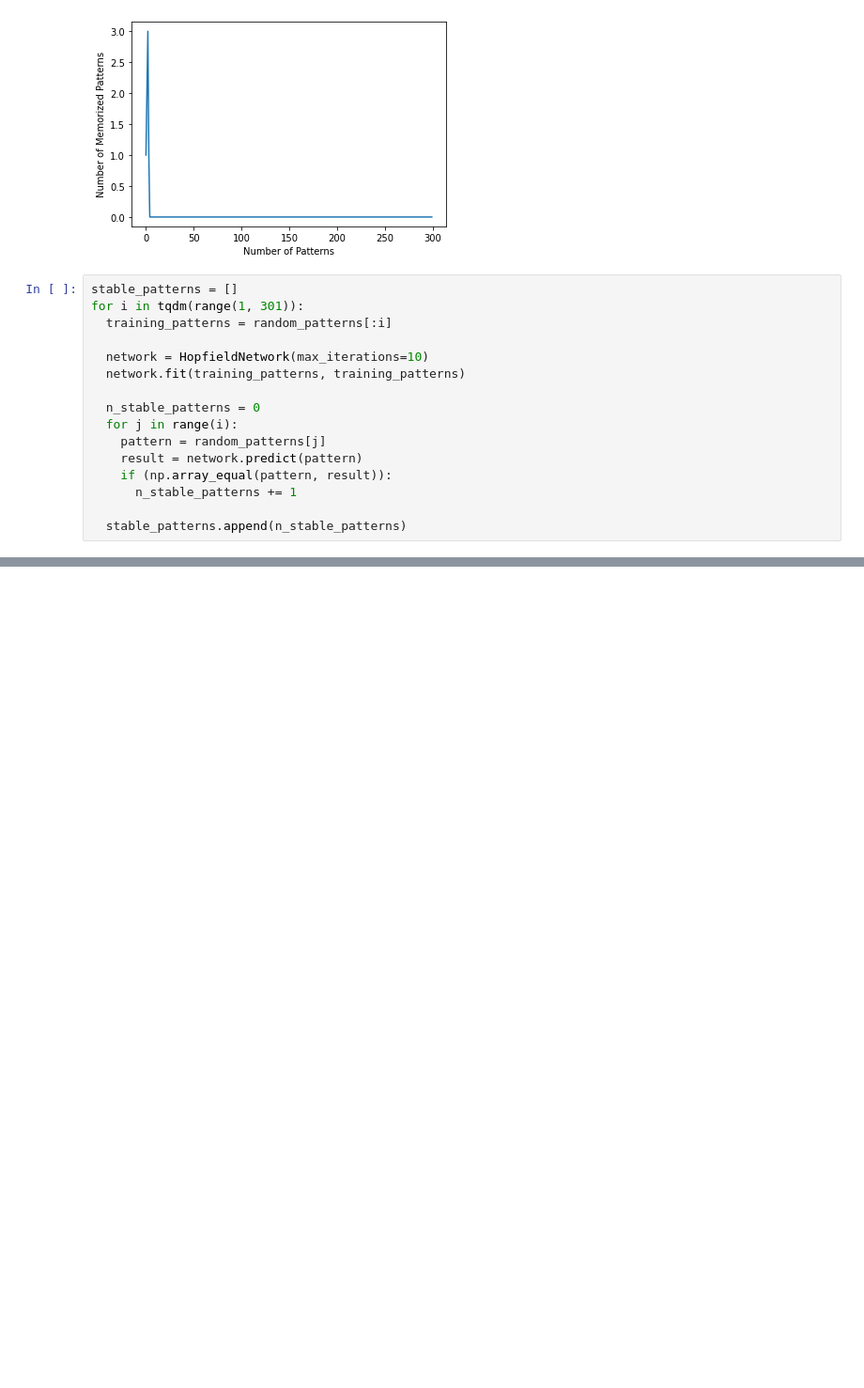
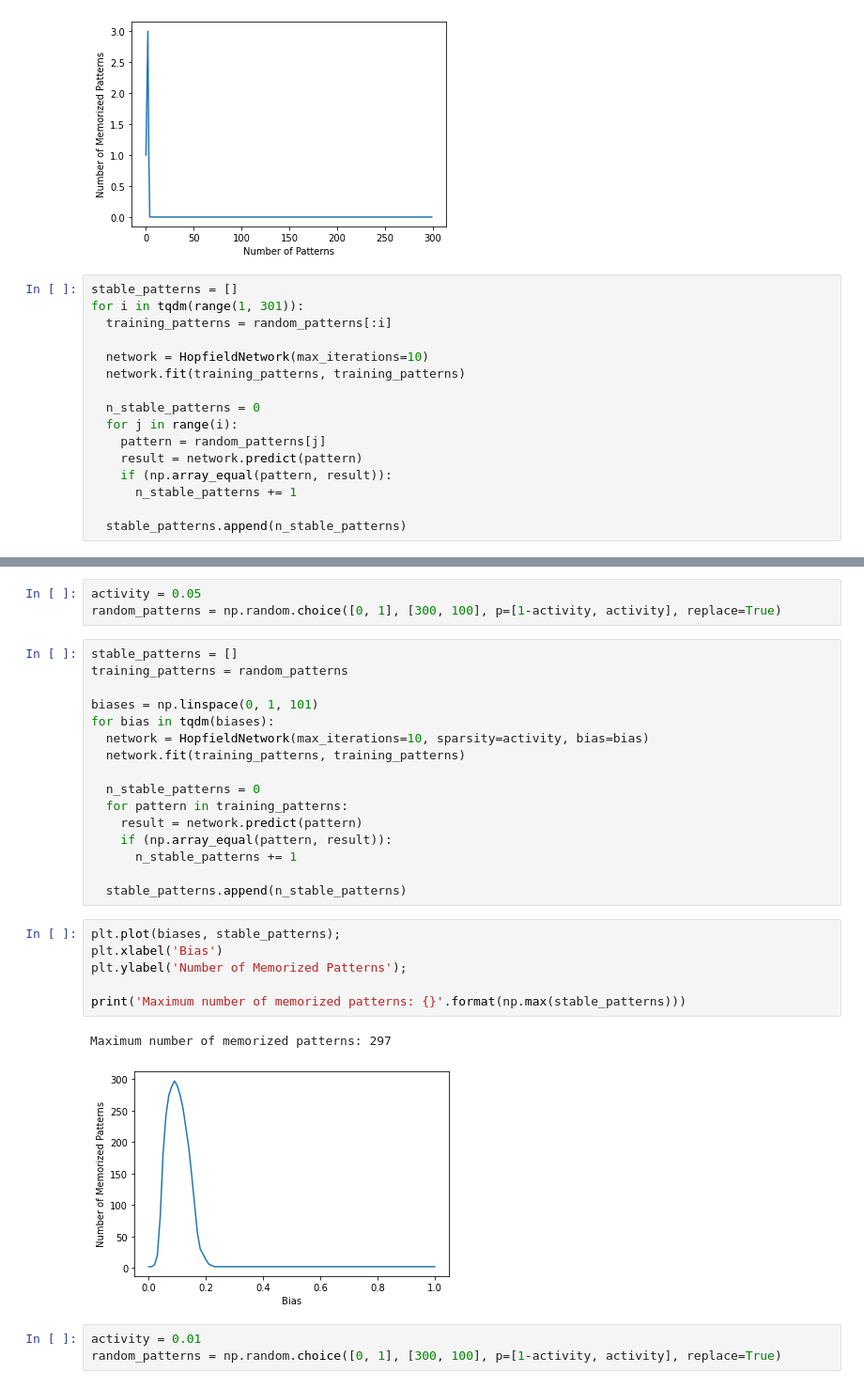
Before and after one commit to Alexdruso/DD2437-ANNDA-Colasanti-Sanvito-Stuart, a Jupyter notebook: lab3/assignment 3.1-3.3.ipynb, the cells around one changed output, grey strips where cells are left out. Shown: that part at 94% size. Saved outputs shown, nothing was run; the diff lists cells and outputs as text; blank space fills up the shorter version.

```diff
--- a/lab3/assignment 3.1-3.3.ipynb
+++ b/lab3/assignment 3.1-3.3.ipynb
@@ -1100,0 +1143,31 @@ print('Maximum number of memorized patterns: {}'.format(np.max(stable_patterns))
+# %%
+activity = 0.05
+random_patterns = np.random.choice([0, 1], [300, 100], p=[1-activity, activity], replace=True)
+# %%
+stable_patterns = []
+training_patterns = random_patterns
+
+biases = np.linspace(0, 1, 101)
+for bias in tqdm(biases):
+  network = HopfieldNetwork(max_iterations=10, sparsity=activity, bias=bias)
+  network.fit(training_patterns, training_patterns)
+
+  n_stable_patterns = 0
+  for pattern in training_patterns:
+    result = network.predict(pattern)
+    if (np.array_equal(pattern, result)):
+      n_stable_patterns += 1
+
+  stable_patterns.append(n_stable_patterns)
+# %%
+plt.plot(biases, stable_patterns);
+plt.xlabel('Bias')
+plt.ylabel('Number of Memorized Patterns');
+
+print('Maximum number of memorized patterns: {}'.format(np.max(stable_patterns)))
+# %% [output]
+Maximum number of memorized patterns: 297
+[figure, added]
+# %%
+activity = 0.01
+random_patterns = np.random.choice([0, 1], [300, 100], p=[1-activity, activity], replace=True)
```
Also changed, not shown: parts of 8 cells of this notebook.
